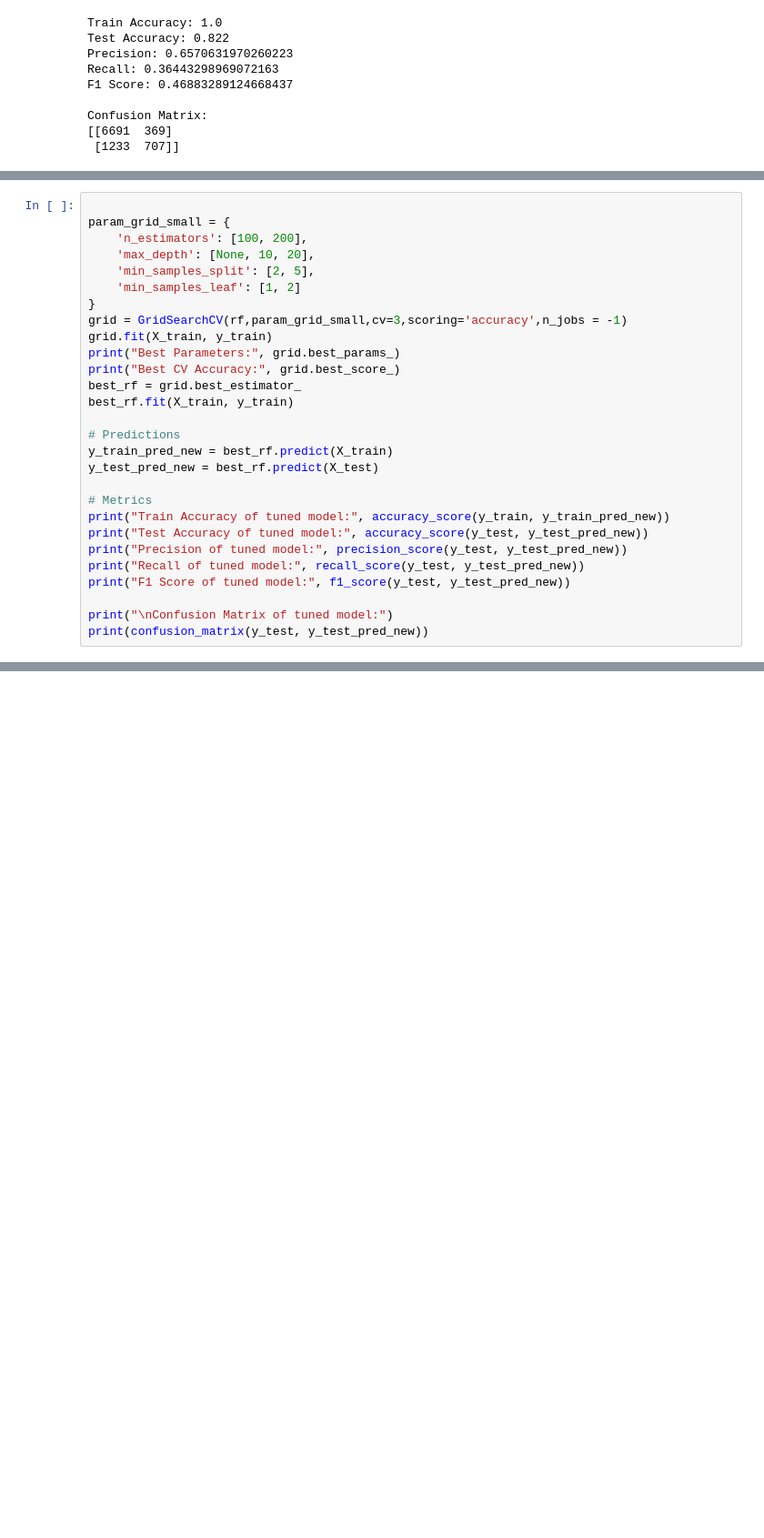
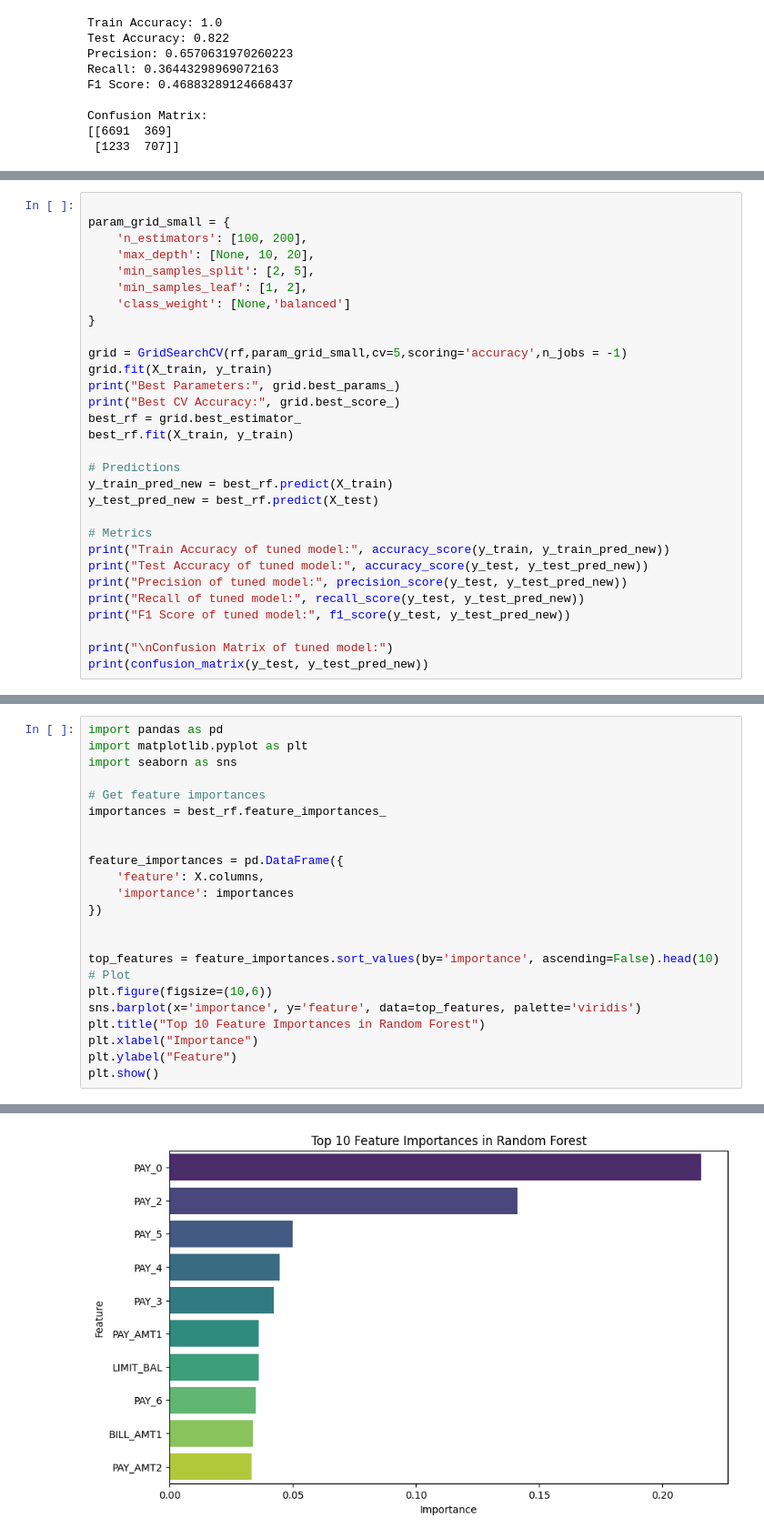
Before and after one commit to d-man7562/MachineLearningFoundations, a Jupyter notebook: HW6.ipynb, the cells around one changed output, grey strips where cells are left out. Shown at 91% size. Saved outputs shown, nothing was run; the diff lists cells and outputs as text; blank space fills up the shorter version.

```diff
--- a/HW6.ipynb
+++ b/HW6.ipynb
@@ -200,9 +202,11 @@ param_grid_small = {
     'n_estimators': [100, 200],
     'max_depth': [None, 10, 20],
     'min_samples_split': [2, 5],
-    'min_samples_leaf': [1, 2]
+    'min_samples_leaf': [1, 2],
+    'class_weight': [None,'balanced']
 }
-grid = GridSearchCV(rf,param_grid_small,cv=3,scoring='accuracy',n_jobs = -1)
+
+grid = GridSearchCV(rf,param_grid_small,cv=5,scoring='accuracy',n_jobs = -1)
 grid.fit(X_train, y_train)
 print("Best Parameters:", grid.best_params_)
 print("Best CV Accuracy:", grid.best_score_)
@@ -224,0 +250,24 @@ print(confusion_matrix(y_test, y_test_pred_new))
+# %%
+import pandas as pd
+import matplotlib.pyplot as plt
+import seaborn as sns
+
+# Get feature importances
+importances = best_rf.feature_importances_
+
+
+feature_importances = pd.DataFrame({
+    'feature': X.columns,
+    'importance': importances
+})
+
+
+top_features = feature_importances.sort_values(by='importance', ascending=False).head(10)
+# Plot
+plt.figure(figsize=(10,6))
+sns.barplot(x='importance', y='feature', data=top_features, palette='viridis')
+plt.title("Top 10 Feature Importances in Random Forest")
+plt.xlabel("Importance")
+plt.ylabel("Feature")
+plt.show()
+# %% [output]
@@ -225,2 +277,3 @@ print(confusion_matrix(y_test, y_test_pred_new))
+[figure, added]
 # %%
 df
```
Also changed, not shown: parts of 5 cells of this notebook.
